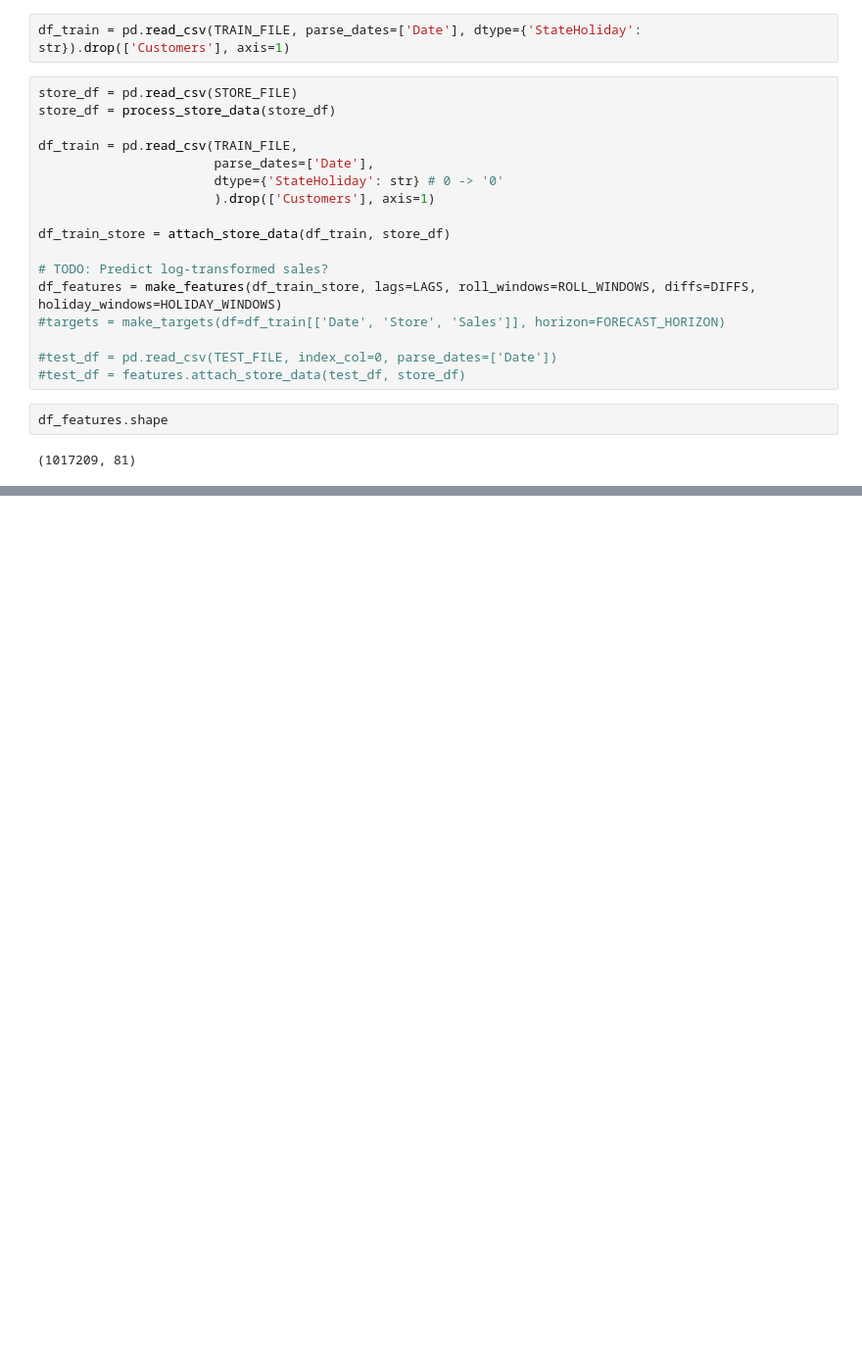
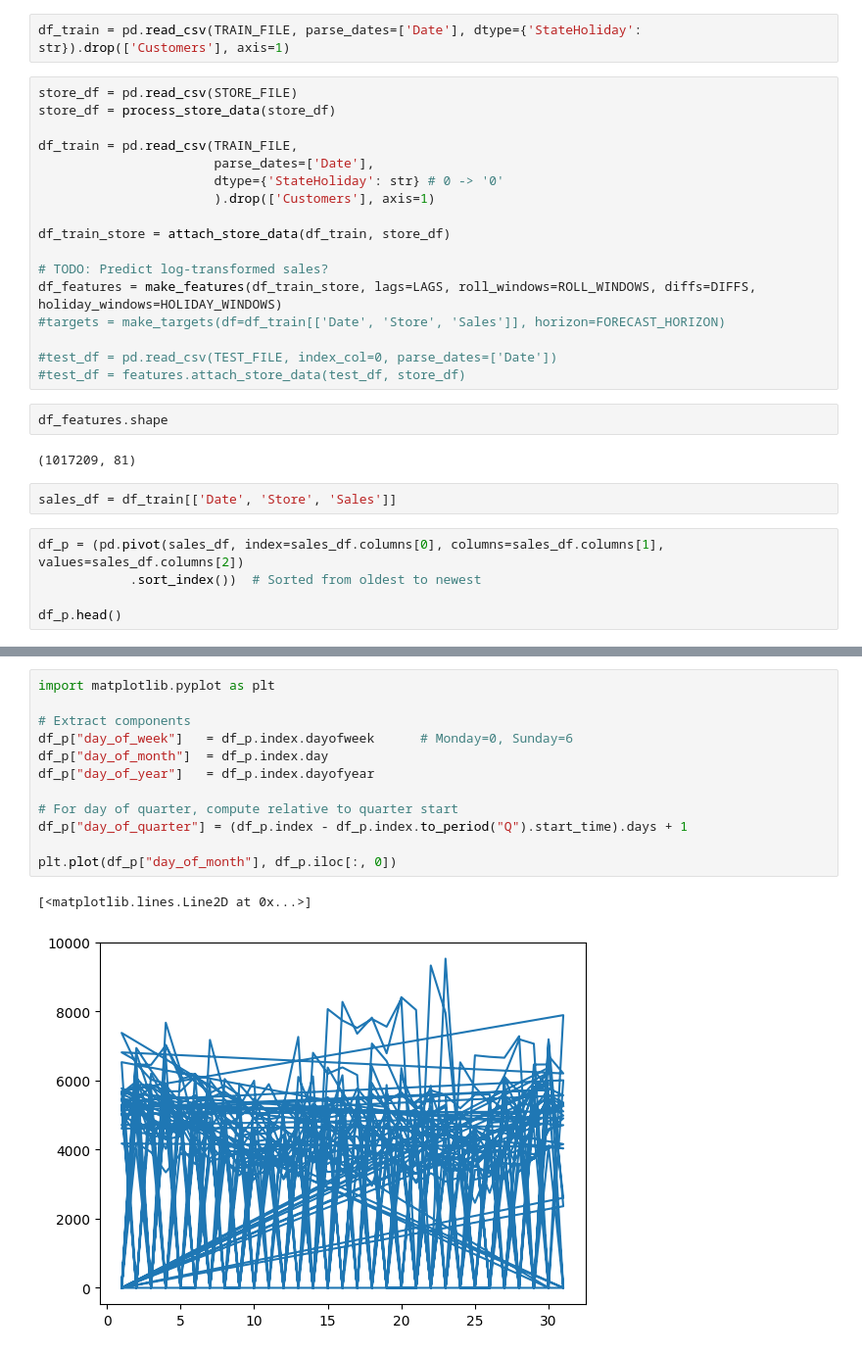
Before and after one commit to Miltos-90/Rossmann_Store_Sales_Forecasting, a Jupyter notebook: main.ipynb, the cells around one changed output, grey strips where cells are left out. Shown: that part at 98% size. Cells and saved outputs as stored; diff of their text form; blank space fills up the shorter version.

```diff
--- a/main.ipynb
+++ b/main.ipynb
@@ -45,3 +45,10 @@ df_features = make_features(df_train_store, lags=LAGS, roll_windows=ROLL_WINDOWS
 df_features.shape
 # %% [output]
 (1017209, 81)
+# %%
+sales_df = df_train[['Date', 'Store', 'Sales']]
+# %%
+df_p = (pd.pivot(sales_df, index=sales_df.columns[0], columns=sales_df.columns[1], values=sales_df.columns[2])
+            .sort_index())  # Sorted from oldest to newest
+
+df_p.head()
@@ -47,0 +70,15 @@ df_features.shape
+# %%
+import matplotlib.pyplot as plt
+
+# Extract components
+df_p["day_of_week"]   = df_p.index.dayofweek      # Monday=0, Sunday=6
+df_p["day_of_month"]  = df_p.index.day
+df_p["day_of_year"]   = df_p.index.dayofyear
+
+# For day of quarter, compute relative to quarter start
+df_p["day_of_quarter"] = (df_p.index - df_p.index.to_period("Q").start_time).days + 1
+
+plt.plot(df_p["day_of_month"], df_p.iloc[:, 0])
+# %% [output]
+[<matplotlib.lines.Line2D at 0x...>]
+[figure, added]
```
Also changed, not shown: parts of 2 cells of this notebook.
